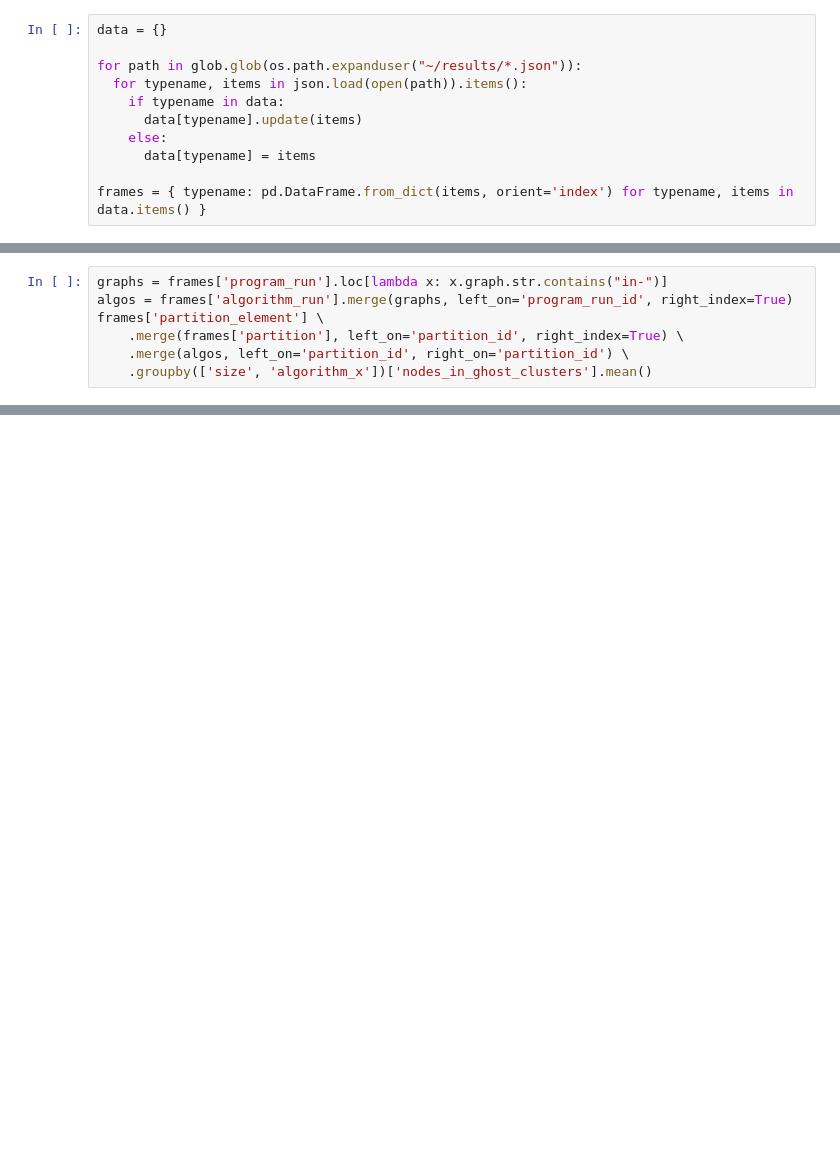
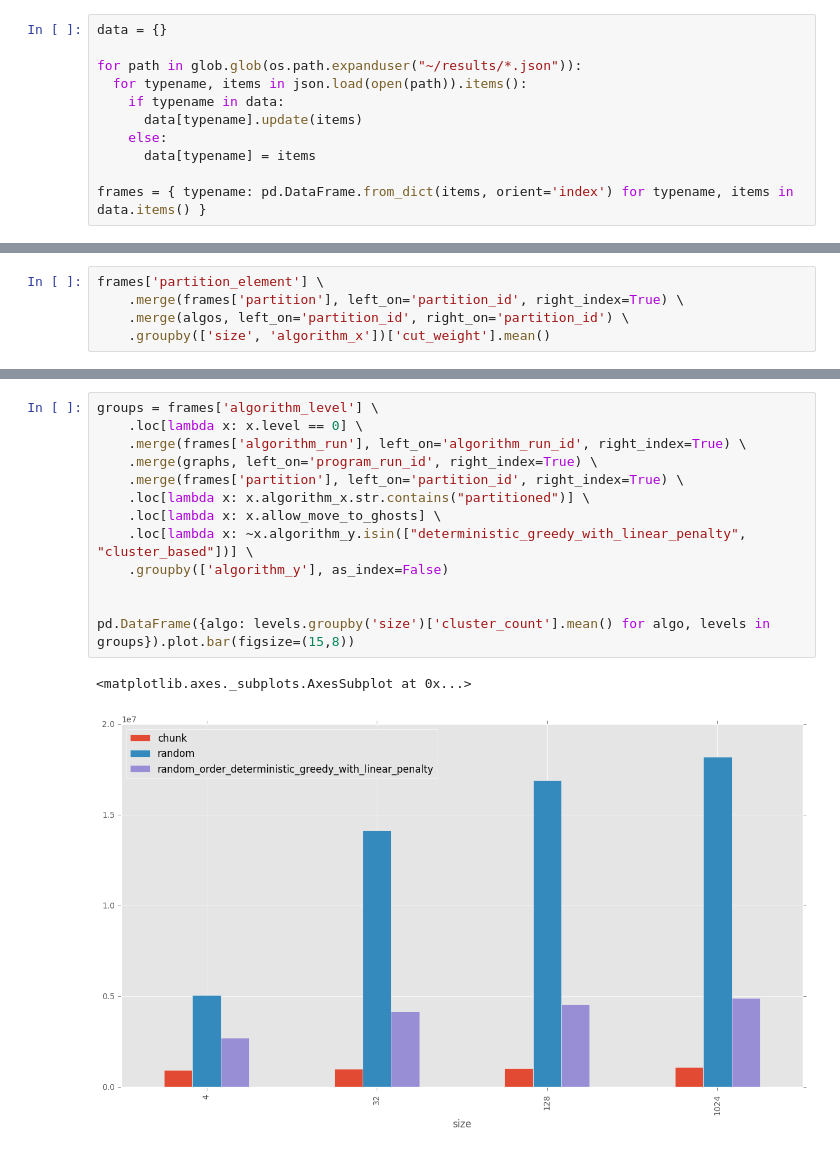
Before and after one commit to kit-algo/distributed_clustering_thrill, a Jupyter notebook: analysis/Level+0+Cluster+Sizes.ipynb, the cells around one changed output, grey strips where cells are left out. Drawn from its saved outputs; the diff is of its cells as text; blank space fills up the shorter version.

```diff
--- a/analysis/Level+0+Cluster+Sizes.ipynb
+++ b/analysis/Level+0+Cluster+Sizes.ipynb
@@ -65,10 +86,8 @@ cluster_based                                          4     False
 Name: cluster_count, dtype: int64
 # %%
-graphs = frames['program_run'].loc[lambda x: x.graph.str.contains("in-")]
-algos = frames['algorithm_run'].merge(graphs, left_on='program_run_id', right_index=True)
 frames['partition_element'] \
     .merge(frames['partition'], left_on='partition_id', right_index=True) \
     .merge(algos, left_on='partition_id', right_on='partition_id') \
-    .groupby(['size', 'algorithm_x'])['nodes_in_ghost_clusters'].mean()
+    .groupby(['size', 'algorithm_x'])['cut_weight'].mean()
 # %% [output]
 size  algorithm_x
@@ -100,0 +167,16 @@ Name: connected_components, dtype: object
+# %%
+groups = frames['algorithm_level'] \
+    .loc[lambda x: x.level == 0] \
+    .merge(frames['algorithm_run'], left_on='algorithm_run_id', right_index=True) \
+    .merge(graphs, left_on='program_run_id', right_index=True) \
+    .merge(frames['partition'], left_on='partition_id', right_index=True) \
+    .loc[lambda x: x.algorithm_x.str.contains("partitioned")] \
+    .loc[lambda x: x.allow_move_to_ghosts] \
+    .loc[lambda x: ~x.algorithm_y.isin(["deterministic_greedy_with_linear_penalty", "cluster_based"])] \
+    .groupby(['algorithm_y'], as_index=False)
+
+
+pd.DataFrame({algo: levels.groupby('size')['cluster_count'].mean() for algo, levels in groups}).plot.bar(figsize=(15,8))
+# %% [output]
+<matplotlib.axes._subplots.AxesSubplot at 0x...>
+[figure, added]
```
Also changed, not shown: parts of 11 cells of this notebook.
